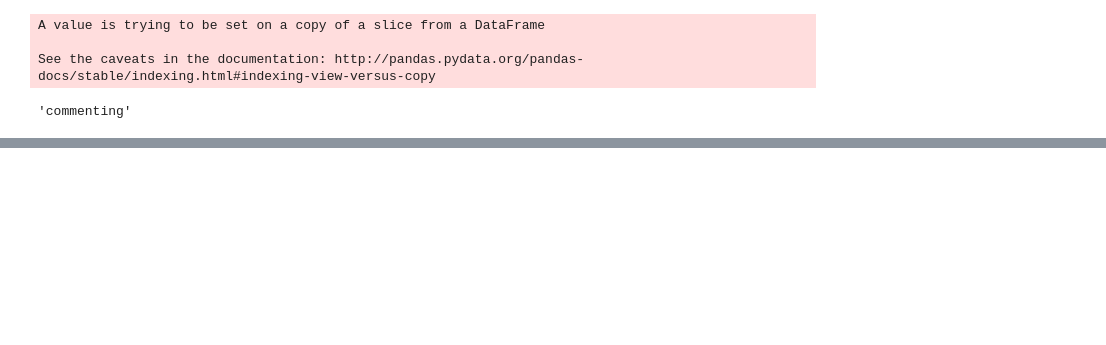
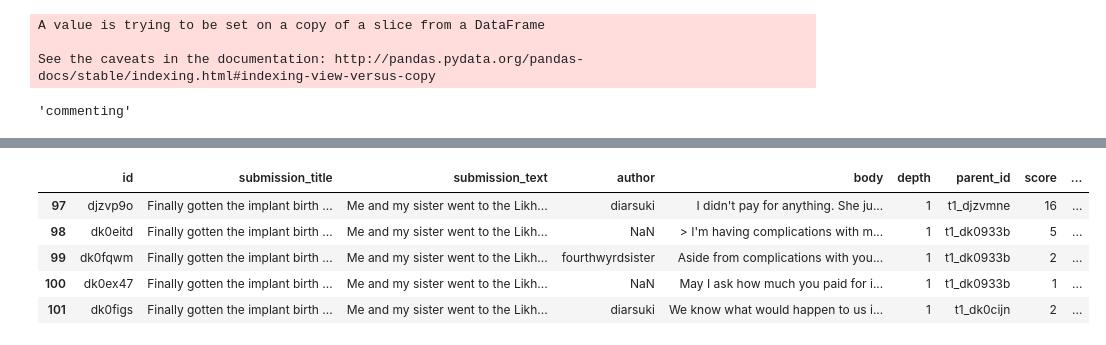
Before and after one commit to daniddelrio/Philippine-Contraception-Discourse, a Jupyter notebook: labelling_rows_dani.ipynb, the cells around one changed output, grey strips where cells are left out. Cells and saved outputs as stored; diff of their text form; code cells hidden in the pictures; blank space fills up the shorter version.

```diff
--- a/labelling_rows_dani.ipynb
+++ b/labelling_rows_dani.ipynb
@@ -68,0 +70,9 @@ df2.to_csv('label/301-400.csv', index=False)
+# %%
+one = pd.read_csv('label/1-100.csv')
+two = pd.read_csv('label/101-200.csv')
+three = pd.read_csv('label/200-300.csv')
+four = pd.read_csv('label/301-400.csv')
+five = pd.read_csv('label/401-700.csv')
+six = pd.read_csv('label/701-1000.csv')
+# %%
+one2 = one[0:102]
@@ -68,0 +88,9 @@ df2.to_csv('label/301-400.csv', index=False)
+# %%
+one2.iloc[-5:]
+# %% [output]
+|  | id | submission_title | submission_text | author | body | depth | parent_id | score | ... |
+| 97 | djzvp9o | Finally gotten the implant birth ... | Me and my sister went to the Likh... | diarsuki | I didn't pay for anything. She ju... | 1 | t1_djzvmne | 16 | ... |
+| 98 | dk0eitd | Finally gotten the implant birth ... | Me and my sister went to the Likh... | NaN | > I'm having complications with m... | 1 | t1_dk0933b | 5 | ... |
+| 99 | dk0fqwm | Finally gotten the implant birth ... | Me and my sister went to the Likh... | fourthwyrdsister | Aside from complications with you... | 1 | t1_dk0933b | 2 | ... |
+| 100 | dk0ex47 | Finally gotten the implant birth ... | Me and my sister went to the Likh... | NaN | May I ask how much you paid for i... | 1 | t1_dk0933b | 1 | ... |
+| 101 | dk0figs | Finally gotten the implant birth ... | Me and my sister went to the Likh... | diarsuki | We know what would happen to us i... | 1 | t1_dk0cijn | 2 | ... |
```
Also changed, not shown: parts of 21 cells of this notebook, 8 other files.
